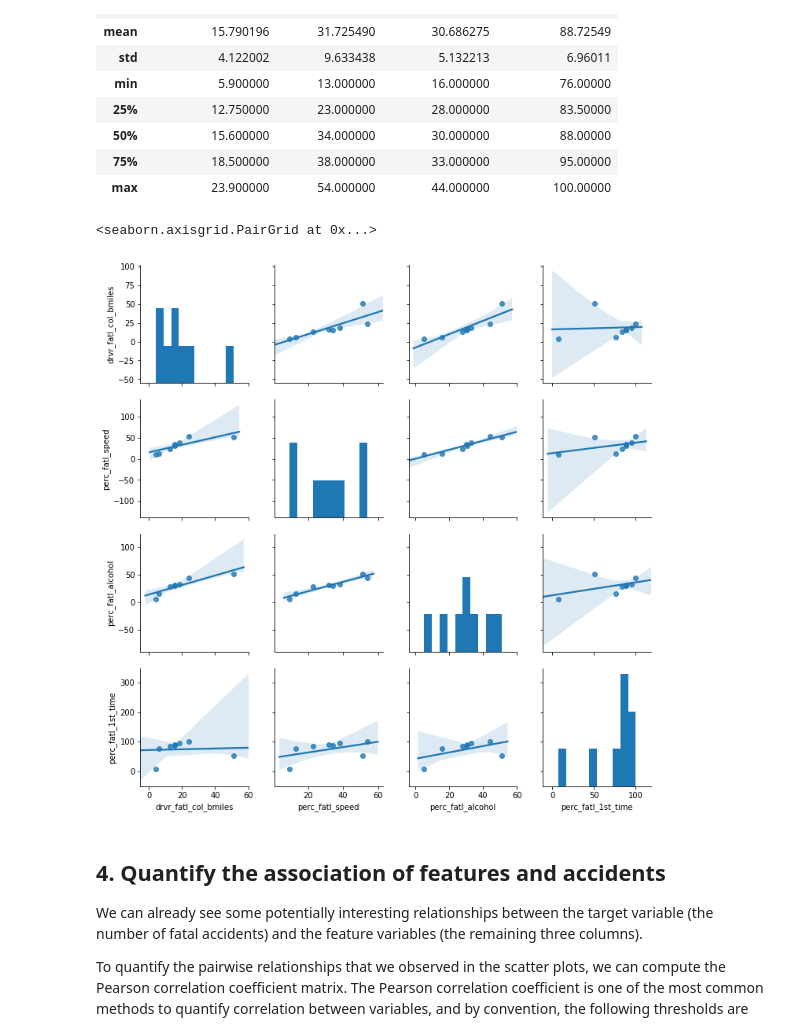
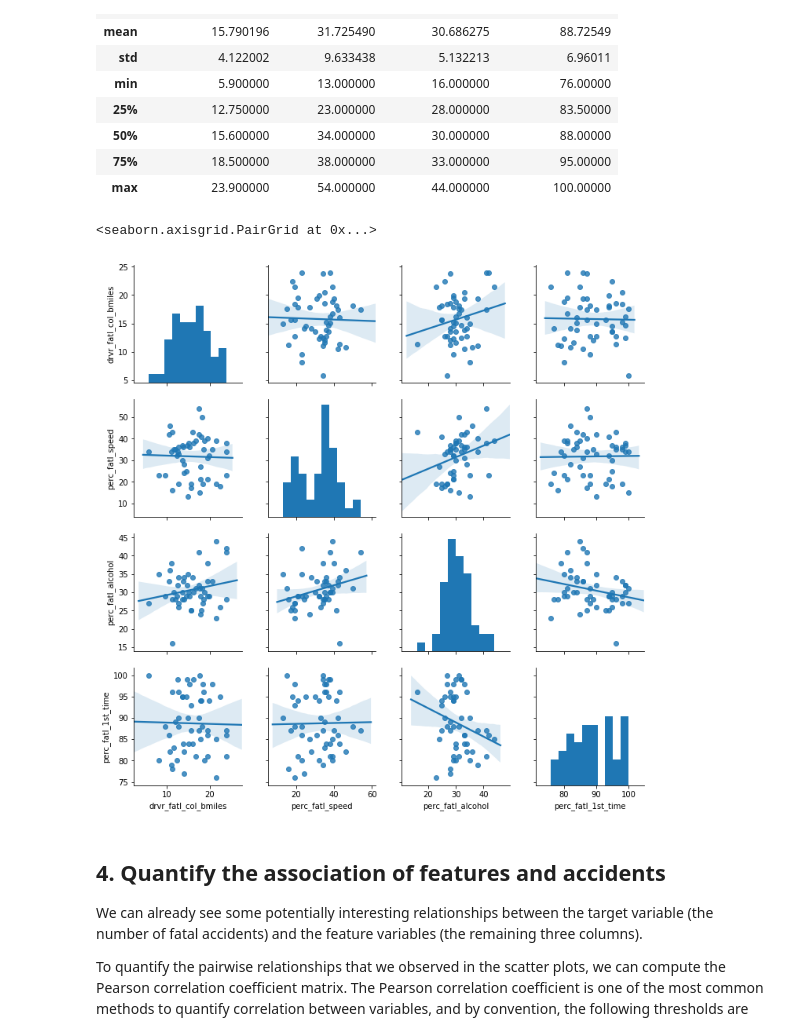
Before and after one commit to daresnick/Data-Science-Projects, a Jupyter notebook: Featured_Projects/Reducing_Traffic_Mortality_1a.ipynb, the cells around one changed output. Saved outputs shown, nothing was run; the diff lists cells and outputs as text; code cells hidden in the pictures.

```diff
--- a/Featured_Projects/Reducing_Traffic_Mortality_1a.ipynb
+++ b/Featured_Projects/Reducing_Traffic_Mortality_1a.ipynb
@@ -159,10 +166,10 @@ sum_stat_car
 | max | 23.900000 | 54.000000 | 44.000000 | 100.00000 |
 # %%
 # Create a pairwise scatter plot to explore the data
-sns.pairplot(sum_stat_car, kind='reg', diag_kind='hist')
+sns.pairplot(car_acc, kind='reg', diag_kind='hist')
 # %% [output]
 <seaborn.axisgrid.PairGrid at 0x...>
-[figure, old version]
+[figure, new version]
 # %% [markdown]
 ## 4. Quantify the association of features and accidents
 <p>We can already see some potentially interesting relationships between the target variable (the number of fatal accidents) and the feature variables (the remaining three columns).</p>
```
Also changed, not shown: parts of 9 cells of this notebook.
